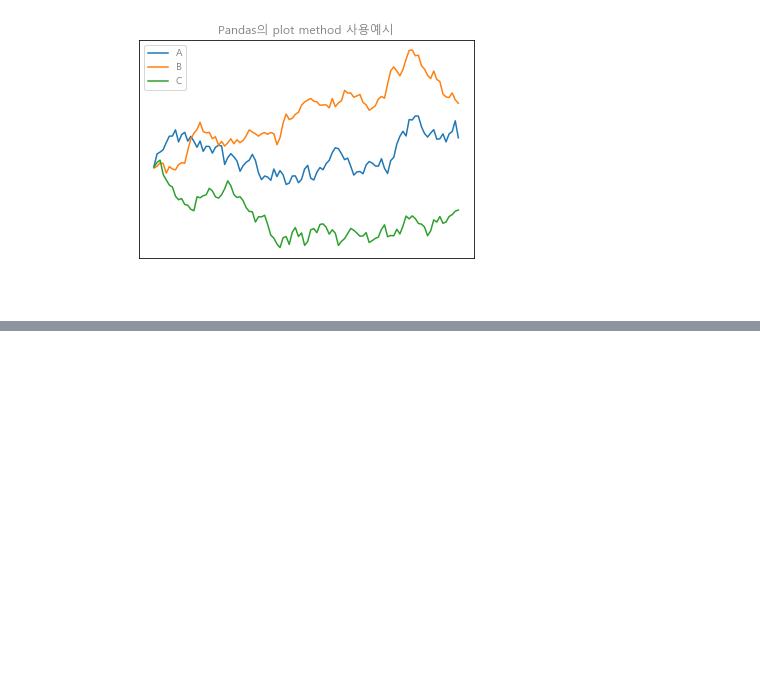
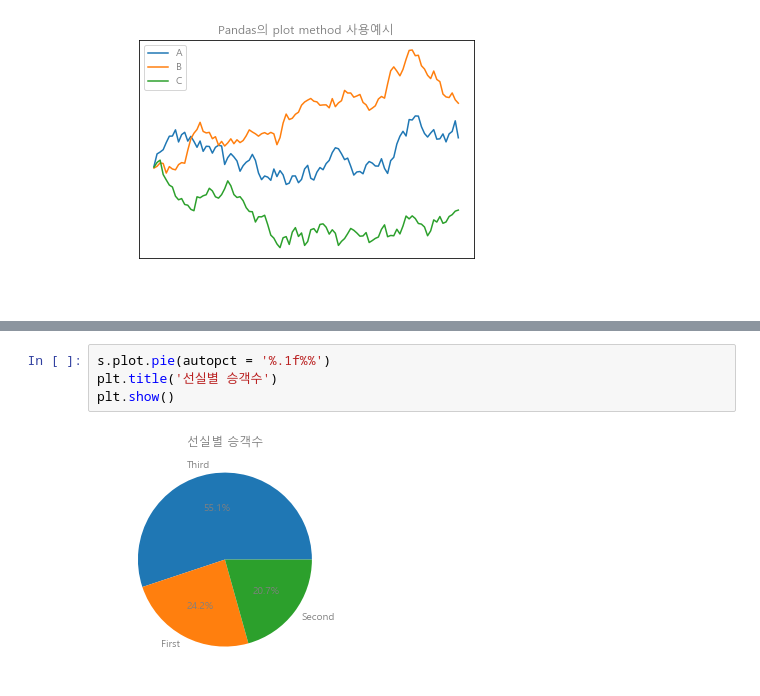
Before and after one commit to Lunawood/DataAnalysis-Lecture-2022.04, a Jupyter notebook: 03.시각화/11.Pandas시각화.ipynb, the cells around one changed output, grey strips where cells are left out. Drawn from its saved outputs; the diff is of its cells as text; blank space fills up the shorter version.

```diff
--- a/03.시각화/11.Pandas시각화.ipynb
+++ b/03.시각화/11.Pandas시각화.ipynb
@@ -37,0 +85,6 @@ plt.show()          # text color는 gray
+# %%
+s.plot.pie(autopct = '%.1f%%')
+plt.title('선실별 승객수')
+plt.show()
+# %% [output]
+[figure, added]
```
Also changed, not shown: parts of 11 cells of this notebook, 1 other file.
